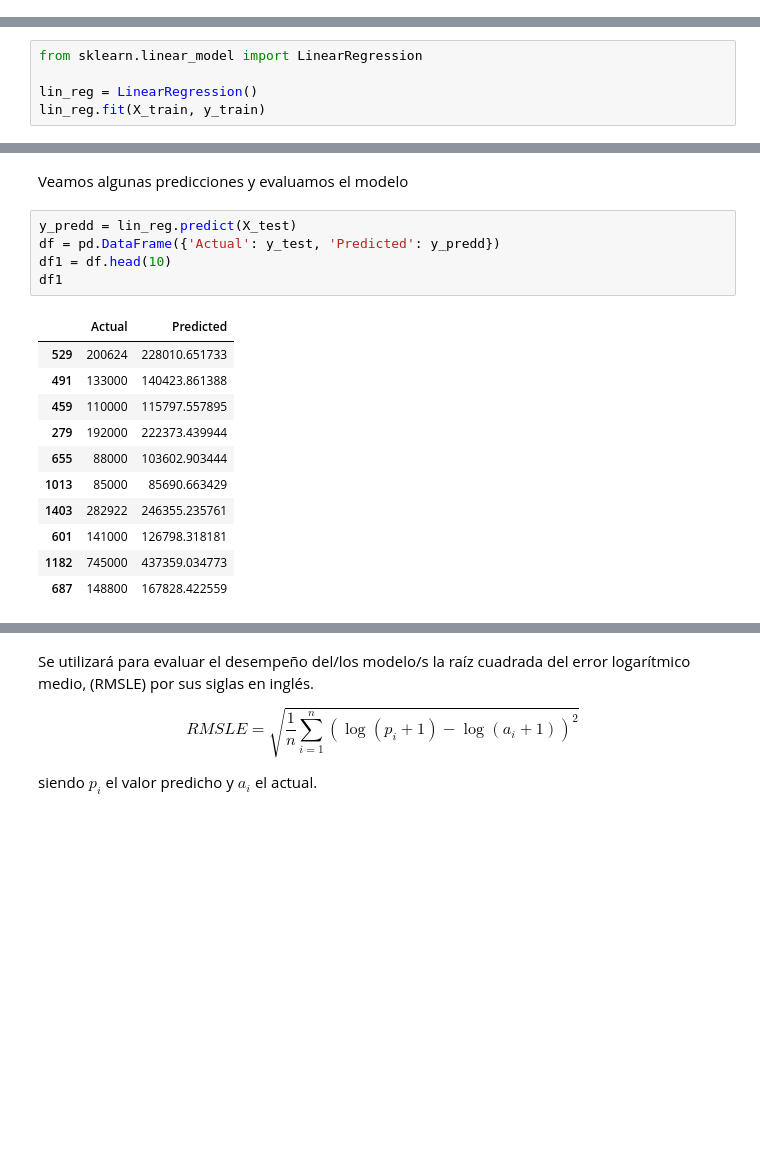
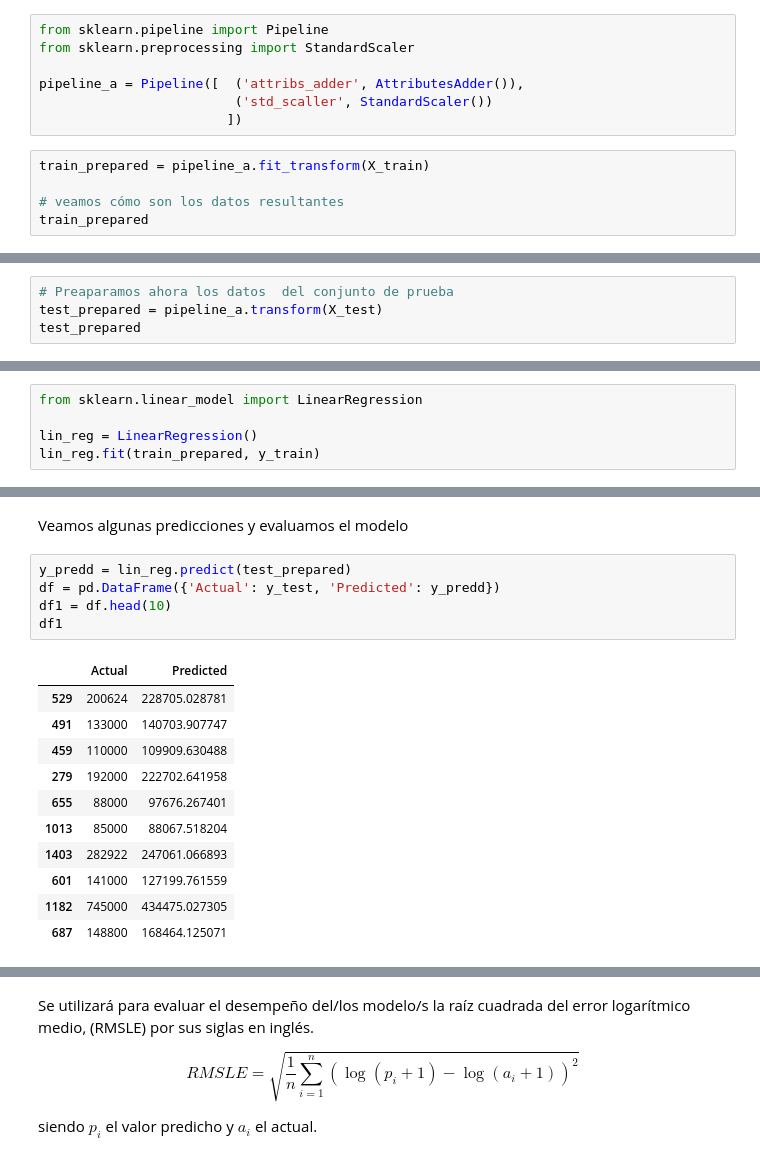
Before and after one commit to EdgarMH/Housing_Dreams_ml-, a Jupyter notebook: codigo/prediccionprecio.ipynb, the cells around one changed output, grey strips where cells are left out. Drawn from its saved outputs; the diff is of its cells as text; blank space fills up the shorter version.

```diff
--- a/codigo/prediccionprecio.ipynb
+++ b/codigo/prediccionprecio.ipynb
@@ -335,0 +349,12 @@ array([[-0.09425763,  0.49785866, -0.40170093, ..., -0.16833375,
+# %%
+from sklearn.pipeline import Pipeline
+from sklearn.preprocessing import StandardScaler
+
+pipeline_a = Pipeline([  ('attribs_adder', AttributesAdder()),
+                         ('std_scaller', StandardScaler())
+                        ])
+# %%
+train_prepared = pipeline_a.fit_transform(X_train)
+
+# veamos cómo son los datos resultantes
+train_prepared
@@ -335,0 +375,4 @@ array([[-0.09425763,  0.49785866, -0.40170093, ..., -0.16833375,
+# %%
+# Preaparamos ahora los datos  del conjunto de prueba
+test_prepared = pipeline_a.transform(X_test)
+test_prepared
@@ -340,28 +397,28 @@ Utilizaremos el modelo de regresión lineal para predecir los precios
 from sklearn.linear_model import LinearRegression
 
 lin_reg = LinearRegression()
-lin_reg.fit(X_train, y_train)
+lin_reg.fit(train_prepared, y_train)
 # %% [output]
 LinearRegression()
 # %% [markdown]
 Veamos algunas predicciones y evaluamos el modelo
 # %%
-y_predd = lin_reg.predict(X_test)
+y_predd = lin_reg.predict(test_prepared)
 df = pd.DataFrame({'Actual': y_test, 'Predicted': y_predd})
 df1 = df.head(10)
 df1
 # %% [output]
 |  | Actual | Predicted |
-| 529 | 200624 | 228010.651733 |
-| 491 | 133000 | 140423.861388 |
-| 459 | 110000 | 115797.557895 |
-| 279 | 192000 | 222373.439944 |
-| 655 | 88000 | 103602.903444 |
-| 1013 | 85000 | 85690.663429 |
-| 1403 | 282922 | 246355.235761 |
-| 601 | 141000 | 126798.318181 |
-| 1182 | 745000 | 437359.034773 |
-| 687 | 148800 | 167828.422559 |
+| 529 | 200624 | 228705.028781 |
+| 491 | 133000 | 140703.907747 |
+| 459 | 110000 | 109909.630488 |
+| 279 | 192000 | 222702.641958 |
+| 655 | 88000 | 97676.267401 |
+| 1013 | 85000 | 88067.518204 |
+| 1403 | 282922 | 247061.066893 |
+| 601 | 141000 | 127199.761559 |
+| 1182 | 745000 | 434475.027305 |
+| 687 | 148800 | 168464.125071 |
 # %%
 df.sort_values(by='Predicted')
 # %% [output]
```
Also changed, not shown: parts of 40 cells of this notebook, 1 other file.
